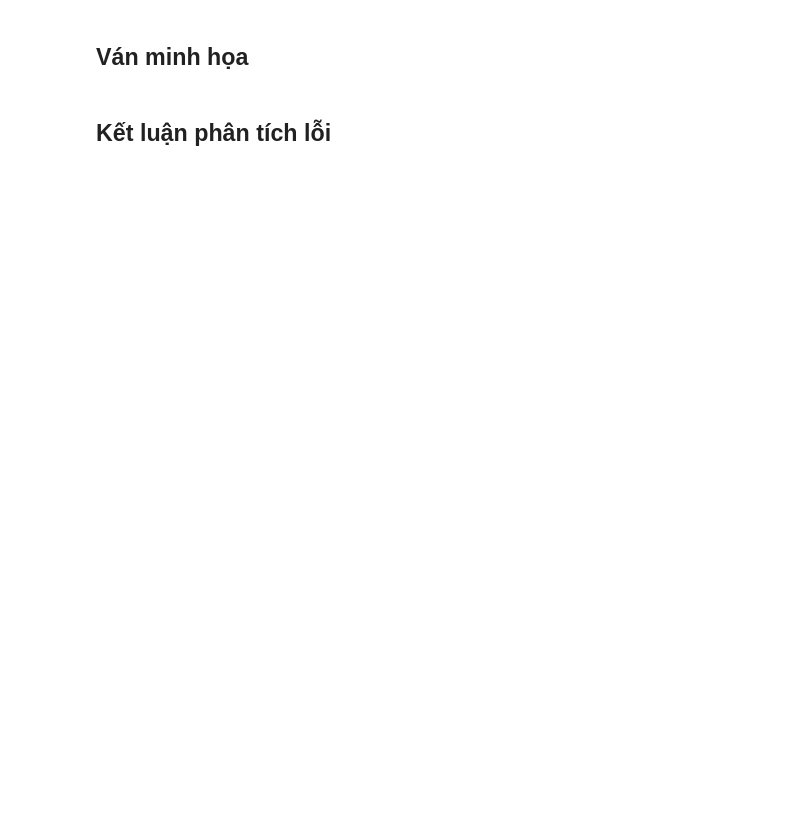
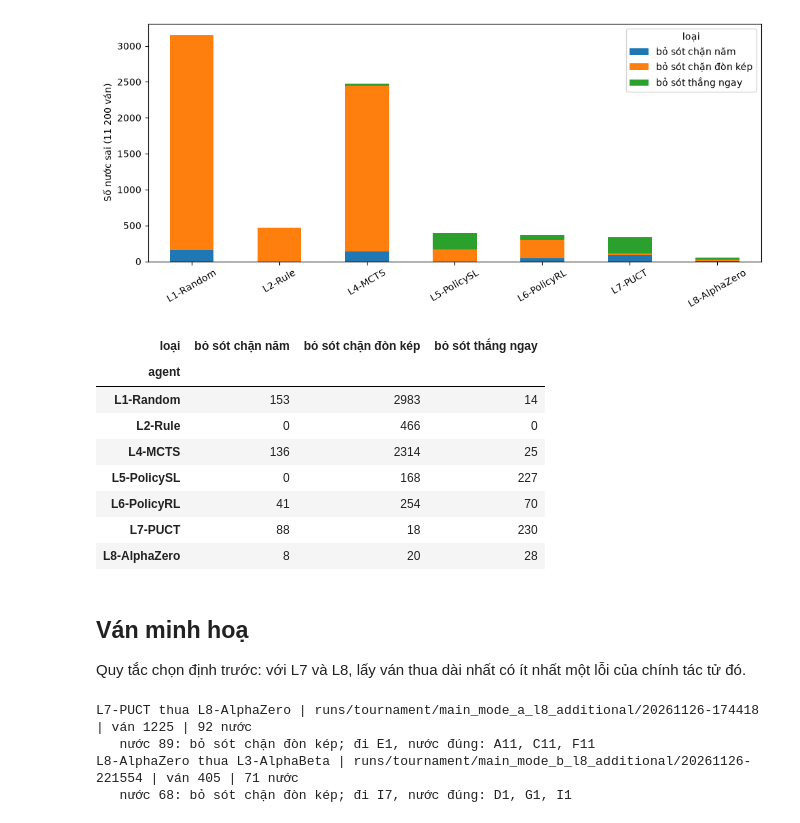
Before and after one commit to SGU-ML25/CaroGame, a Jupyter notebook: notebooks/error_analysis.ipynb, the cells around one changed output. Drawn from its saved outputs; the diff is of its cells as text; code cells hidden in the pictures; blank space fills up the shorter version.

```diff
--- a/notebooks/error_analysis.ipynb
+++ b/notebooks/error_analysis.ipynb
@@ -109,2 +72,0 @@ print(f'Lưu: {FIGS}/error_by_agent_type.png')
-# %% [markdown]
-## Ván minh họa
@@ -125,2 +72,0 @@ for game_id, count in top_games.items():
-# %% [markdown]
-## Kết luận phân tích lỗi
@@ -155,0 +73,49 @@ Hạn chế:
+# %%
+pivot = errors.assign(loại=errors['category'].map(LABELS)).pivot_table(
+    index='agent', columns='loại', values='ply', aggfunc='count', fill_value=0)
+ax = pivot.plot.bar(stacked=True, figsize=(10, 4.5))
+ax.set_xlabel('')
+ax.set_ylabel('Số nước sai (11 200 ván)')
+ax.tick_params(axis='x', rotation=30)
+ax.figure.tight_layout()
+ax.figure.savefig(FIGS / 'error_by_agent_type.png', dpi=150)
+plt.show()
+pivot
+# %% [output]
+[figure, added]
+| loại | bỏ sót chặn năm | bỏ sót chặn đòn kép | bỏ sót thắng ngay |
+| agent |  |  |  |
+| L1-Random | 153 | 2983 | 14 |
+| L2-Rule | 0 | 466 | 0 |
+| L4-MCTS | 136 | 2314 | 25 |
+| L5-PolicySL | 0 | 168 | 227 |
+| L6-PolicyRL | 41 | 254 | 70 |
+| L7-PUCT | 88 | 18 | 230 |
+| L8-AlphaZero | 8 | 20 | 28 |
+# %% [markdown]
+## Ván minh hoạ
+
+Quy tắc chọn định trước: với L7 và L8, lấy ván thua dài nhất có ít nhất một lỗi của chính tác tử đó.
+# %%
+games = {}
+for item in summary['runs']:
+    for line in (PROJECT_ROOT / item['source'] / 'games.jsonl').open(encoding='utf-8'):
+        record = json.loads(line)
+        games[item['source'], record['game_id']] = record
+errors['số nước'] = [len(games[s, g]['moves']) for s, g in zip(errors['source'], errors['game_id'], strict=True)]
+lost = errors[errors['result_for_agent'] == -1]
+for agent in ('L7-PUCT', 'L8-AlphaZero'):
+    part = lost[lost['agent'] == agent].sort_values(['số nước', 'source', 'game_id', 'ply'],
+                                                      ascending=[False, True, True, True])
+    first = part.iloc[0]
+    same = part[(part['source'] == first['source']) & (part['game_id'] == first['game_id'])]
+    print(f"{agent} thua {first['opponent']} | {first['source']} | ván {first['game_id']} | {first['số nước']} nước")
+    for _, e in same.iterrows():
+        cells = ', '.join(f"{'ABCDEFGHIJK'[m % 11]}{m // 11 + 1}" for m in e['correct'][:8])
+        mine = f"{'ABCDEFGHIJK'[e['move'] % 11]}{e['move'] // 11 + 1}"
+        print(f"   nước {e['ply'] + 1}: {LABELS[e['category']]}; đi {mine}, nước đúng: {cells}")
+# %% [output]
+L7-PUCT thua L8-AlphaZero | runs/tournament/main_mode_a_l8_additional/20261126-174418 | ván 1225 | 92 nước
+   nước 89: bỏ sót chặn đòn kép; đi E1, nước đúng: A11, C11, F11
+L8-AlphaZero thua L3-AlphaBeta | runs/tournament/main_mode_b_l8_additional/20261126-221554 | ván 405 | 71 nước
+   nước 68: bỏ sót chặn đòn kép; đi I7, nước đúng: D1, G1, I1
```
Also changed, not shown: parts of 20 cells of this notebook, 47 other files.
